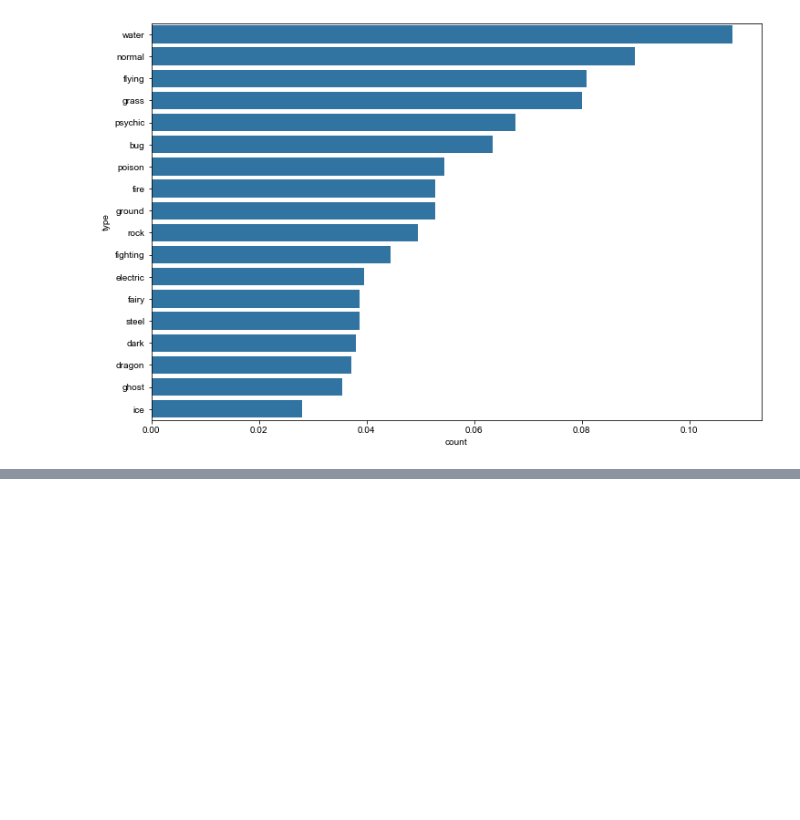
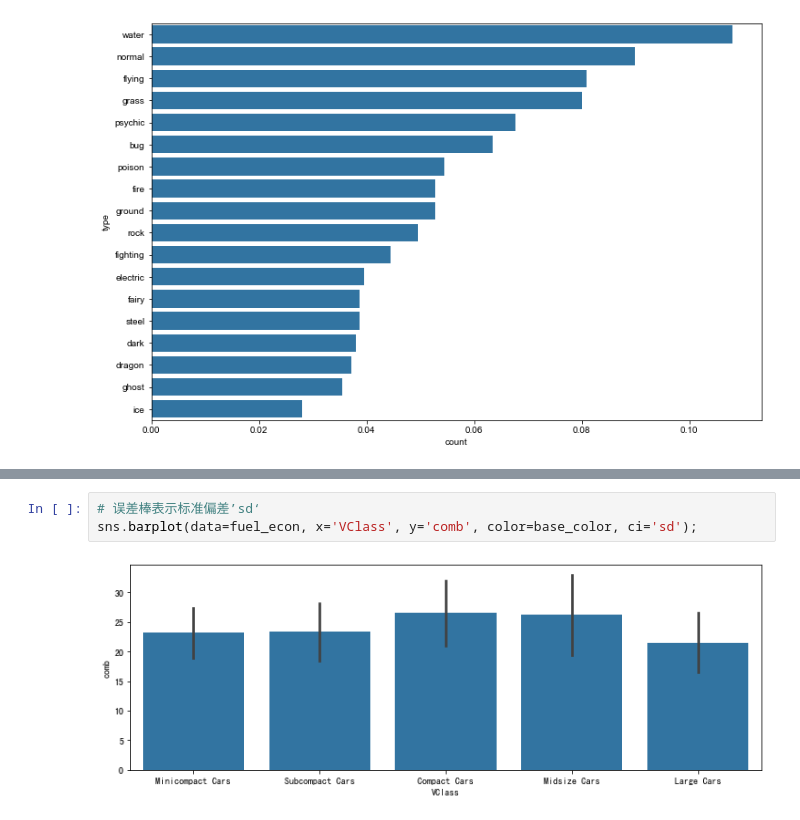
Before and after one commit to Alex-YuZ/Data-Visualization, a Jupyter notebook: Bar_Chart.ipynb, the cells around one changed output, grey strips where cells are left out. Drawn from its saved outputs; the diff is of its cells as text; blank space fills up the shorter version.

```diff
--- a/Bar_Chart.ipynb
+++ b/Bar_Chart.ipynb
@@ -165,0 +186,5 @@ plt.xticks(tick_props * n_pokemon, tick_names);
+# %%
+# 误差棒表示标准偏差’sd‘
+sns.barplot(data=fuel_econ, x='VClass', y='comb', color=base_color, ci='sd');
+# %% [output]
+[figure, added]
```
Also changed, not shown: parts of 37 cells of this notebook.
